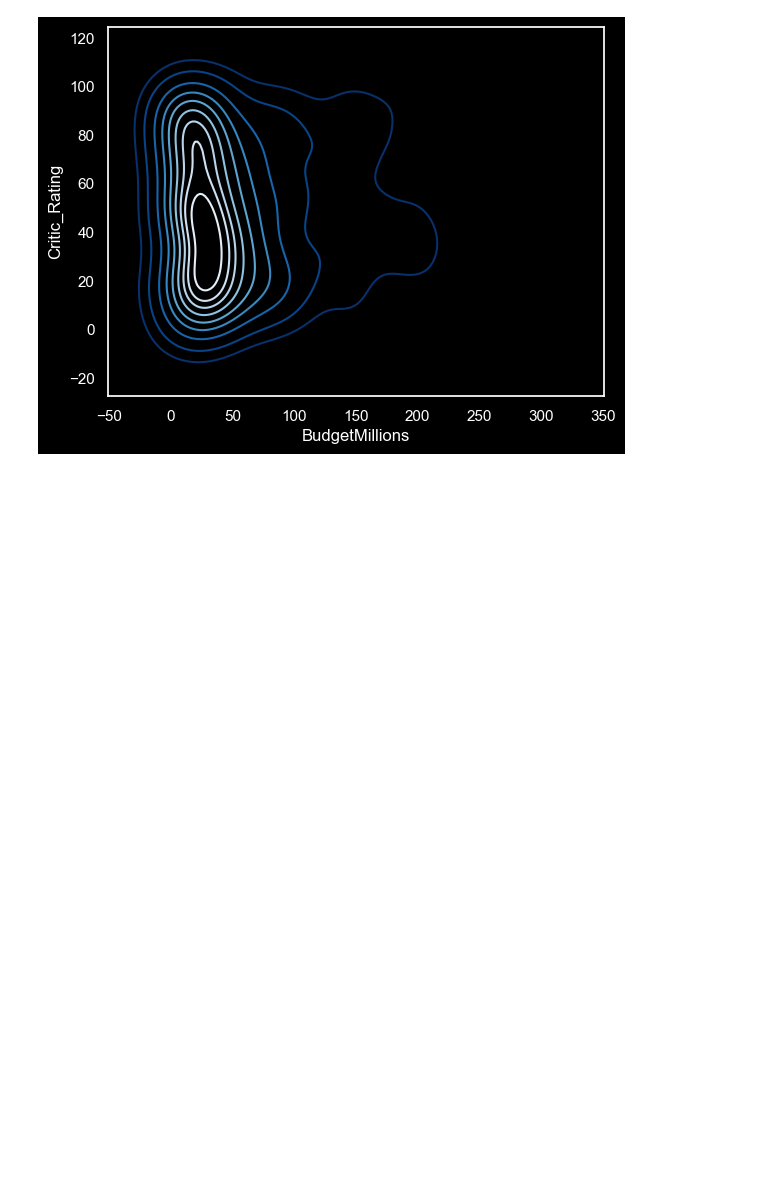
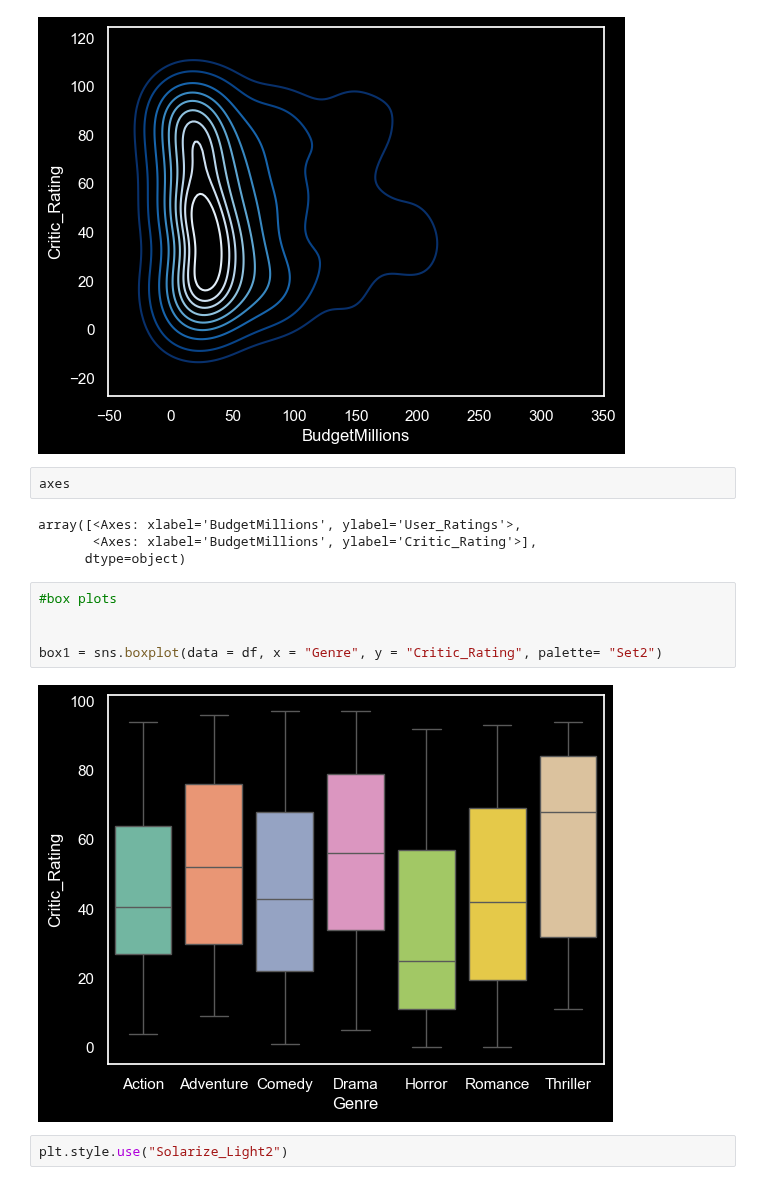
Before and after one commit to corpsedust/NareshIT, a Jupyter notebook: DailyClassroomNotes/27th February.ipynb, the cells around one changed output. Saved outputs shown, nothing was run; the diff lists cells and outputs as text; blank space fills up the shorter version.

```diff
--- a/DailyClassroomNotes/27th February.ipynb
+++ b/DailyClassroomNotes/27th February.ipynb
@@ -290,3 +290,18 @@ sns.kdeplot(data = df, x = "BudgetMillions", y = "Critic_Rating", cmap = "Blues_
 # %% [output]
 <Axes: xlabel='BudgetMillions', ylabel='Critic_Rating'>
 [figure]
+# %%
+axes
+# %% [output]
+array([<Axes: xlabel='BudgetMillions', ylabel='User_Ratings'>,
+       <Axes: xlabel='BudgetMillions', ylabel='Critic_Rating'>],
+      dtype=object)
+# %%
+#box plots
+
+
+box1 = sns.boxplot(data = df, x = "Genre", y = "Critic_Rating", palette= "Set2")
+# %% [output]
+[figure, added]
+# %%
+plt.style.use("Solarize_Light2")
```
Also changed, not shown: parts of 10 cells of this notebook.
